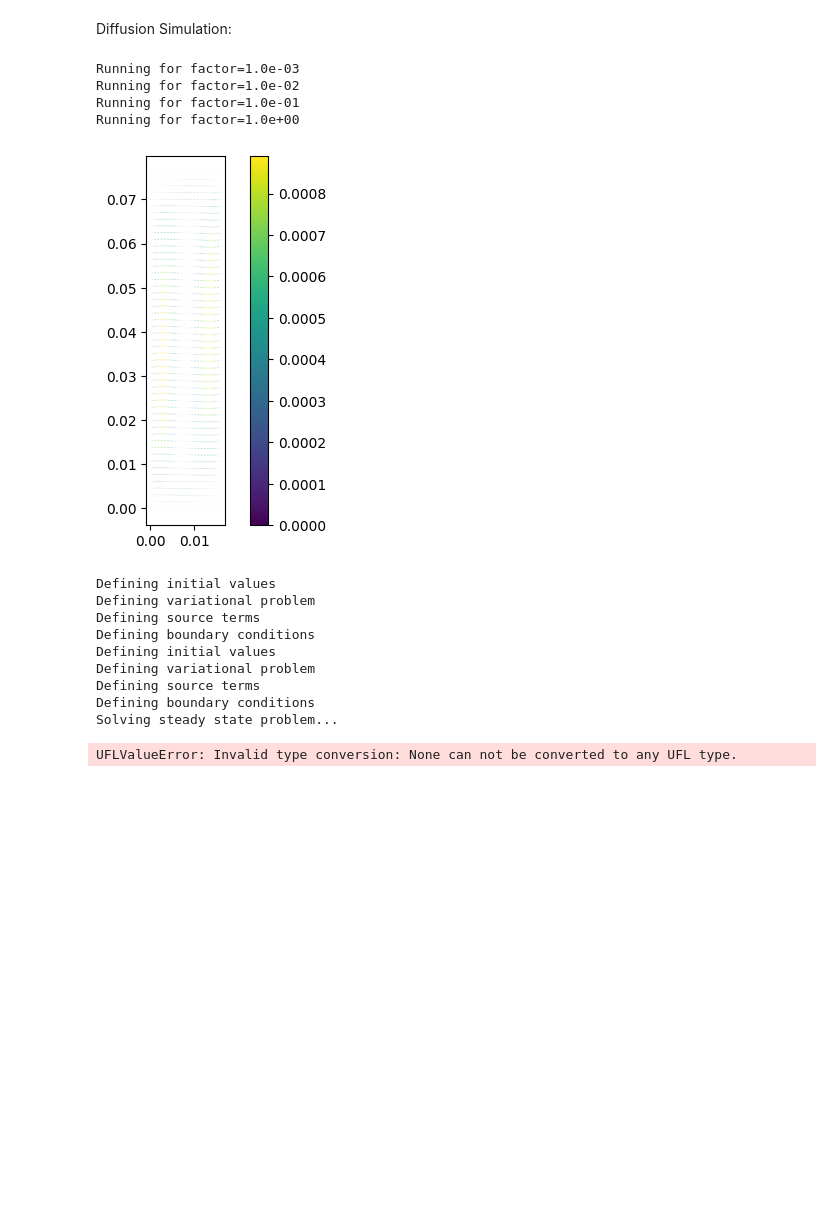
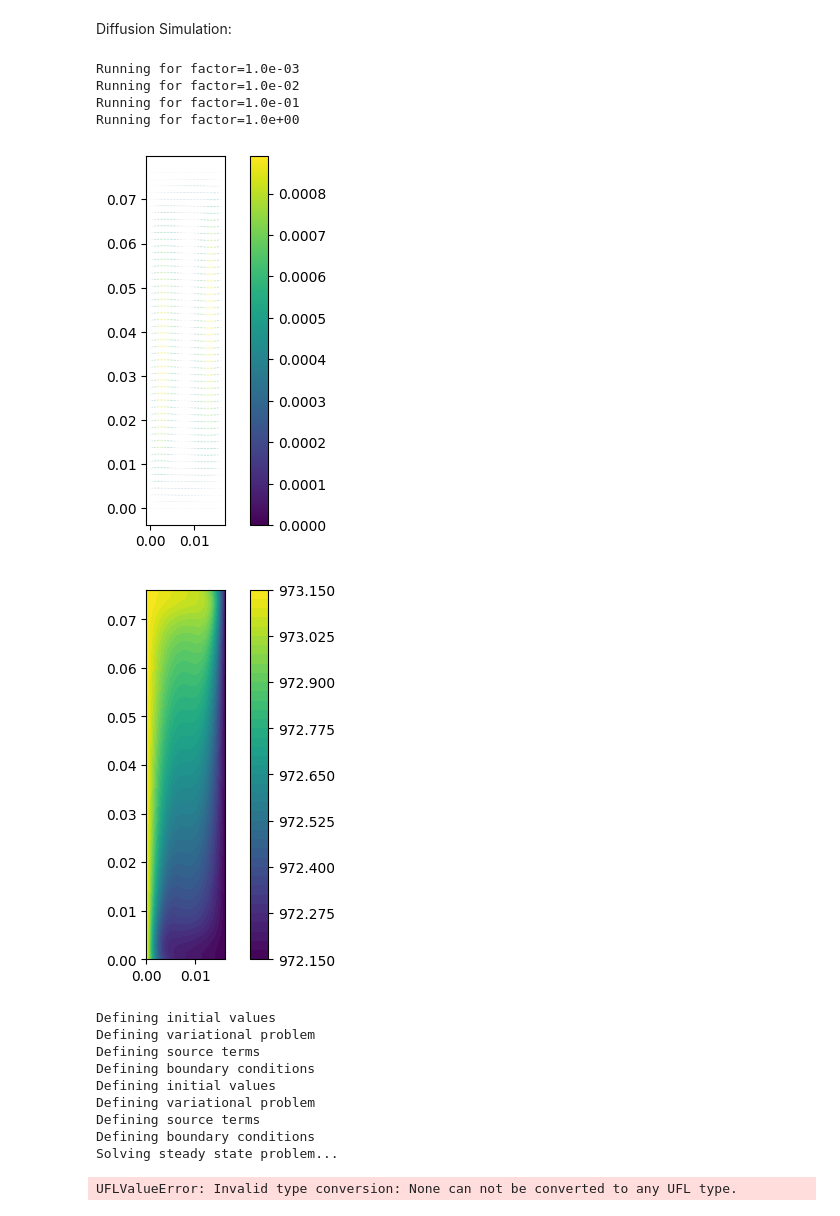
Before and after one commit to WeaverC20/LIBRADiff, a Jupyter notebook: BABY_2D_Simulation.ipynb, the cells around one changed output. Cells and saved outputs as stored; diff of their text form; code cells hidden in the pictures; blank space fills up the shorter version.

```diff
--- a/BABY_2D_Simulation.ipynb
+++ b/BABY_2D_Simulation.ipynb
@@ -343,33 +321,43 @@ if __name__ == "__main__":
     T_array = [(foldername + "temperature_field.xdmf", f"dt={dt_array[0]}")]
     T_hot = 700 + 273.15
     T_cold = T_hot - dt_array[0]
     u, p, T = velocity_field(T_cold=T_cold, T_hot=T_hot, my_mesh=mesh_fenics, results_folder=foldername)
 
     XDMFFile(foldername + "temperature_field.xdmf").write_checkpoint(T, f"dt={dt_array[0]}", 1, XDMFFile.Encoding.HDF5)
     XDMFFile(foldername + "velocity_field.xdmf").write(u)
 
     # Tfile = XDMFFile("Test" + foldername + "temperature_field.xdmf").write(T)
     # XDMFFile().write_checkpoint(T, f"dt={dt_array[0]}", 1.0, XDMFFile.Encoding.HDF5)
 
     # TFile = F.XDMFExport("T", label=f"dt={T_hot - T_cold}", filename="temperature_field.xdmf", mode="last", checkpoint=True, folder="Test" + foldername)
     # TFile.define_xdmf_file()
     # TFile.write_checkpoint()
 
+    # T = load_xdmf(mesh_fenics, foldername + "temperature.xdmf", "temperature")
+    # CF = plot(T, cmap="inferno", levels=100)
+    # plt.colorbar(CF)
+    # plt.show()
+
     CS = plot(u)
     plt.colorbar(CS)
+    plt.show()
+
+    TS = plot(T)
+    plt.colorbar(TS)
     plt.show()
 
     k_array = my_simulation(T_array, mesh_fenics, u)
 
     plt.plot(T_array, k_array, '-x', linewidth=3)
     plt.xlabel("Temperature [K]")
     plt.ylabel("Transport Coefficient [m/s]")
 # %% [output]
 Running for factor=1.0e-03
 Running for factor=1.0e-02
 Running for factor=1.0e-01
 Running for factor=1.0e+00
 [figure]
+[figure, added]
 Defining initial values
 Defining variational problem
 Defining source terms
```
Also changed, not shown: parts of 1 cell of this notebook.
